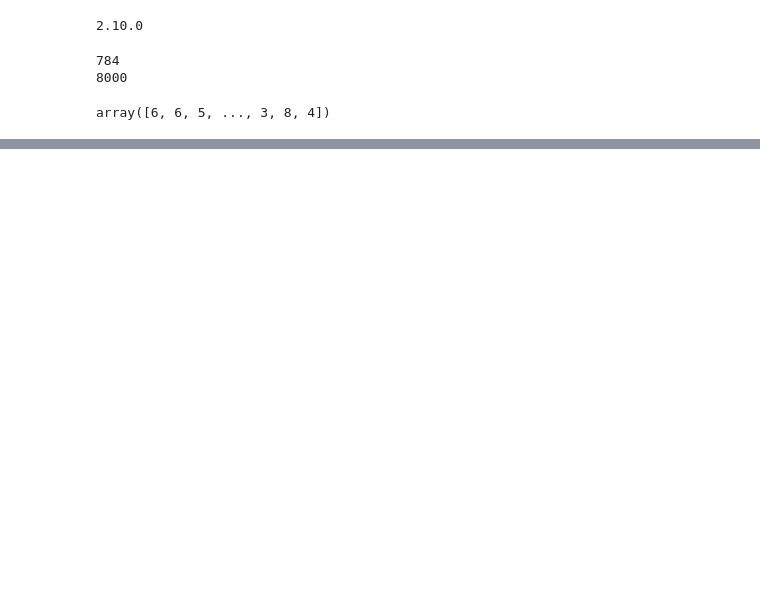
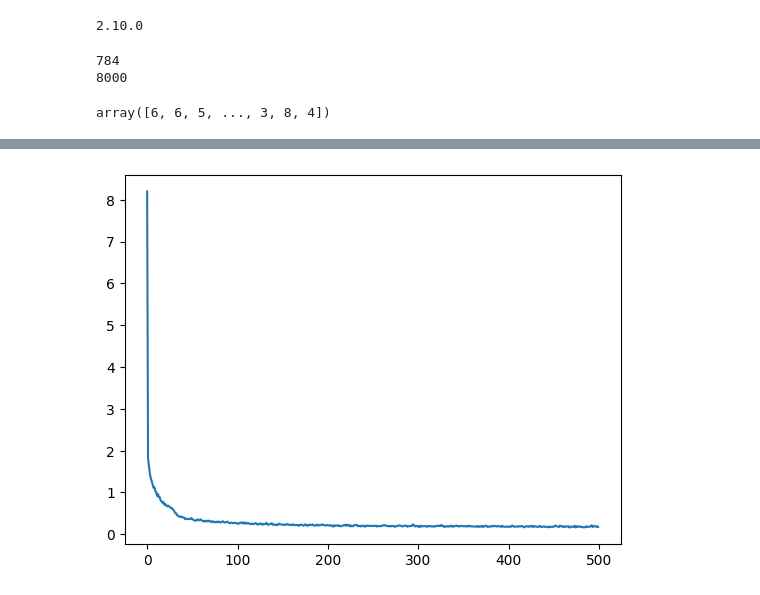
Before and after one commit to wikolego/wikolego-repository, a Jupyter notebook: ai-path/ml-next-step/notebooks/tensorflow_nn.ipynb, the cells around one changed output, grey strips where cells are left out. Saved outputs shown, nothing was run; the diff lists cells and outputs as text; code cells hidden in the pictures; blank space fills up the shorter version.

```diff
--- a/ai-path/ml-next-step/notebooks/tensorflow_nn.ipynb
+++ b/ai-path/ml-next-step/notebooks/tensorflow_nn.ipynb
@@ -90,0 +106,5 @@ ValueError: in user code:
+# %%
+plt.plot(result.history["loss"])
+plt.show()
+# %% [output]
+[figure, added]
```
Also changed, not shown: parts of 2 cells of this notebook.
